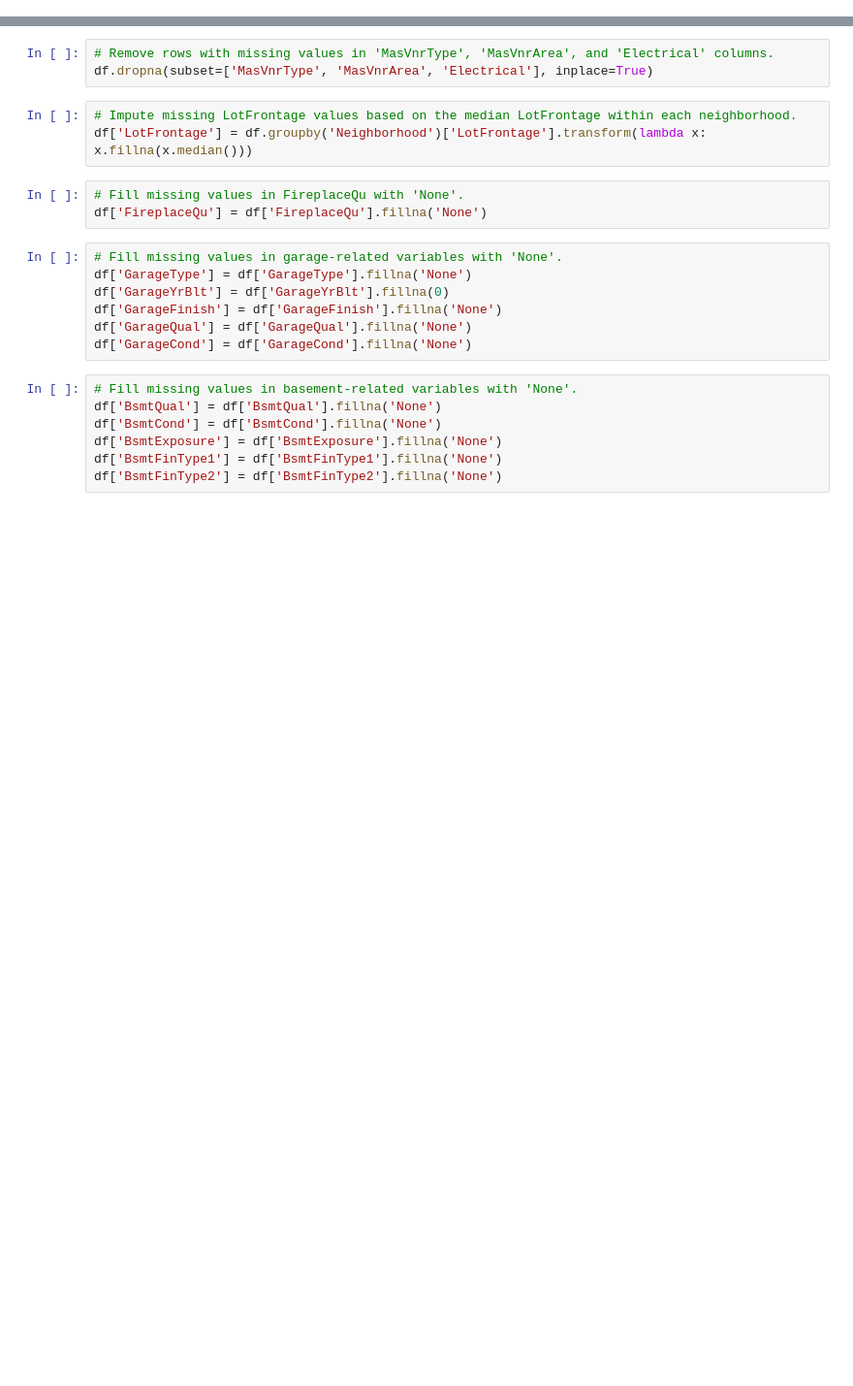
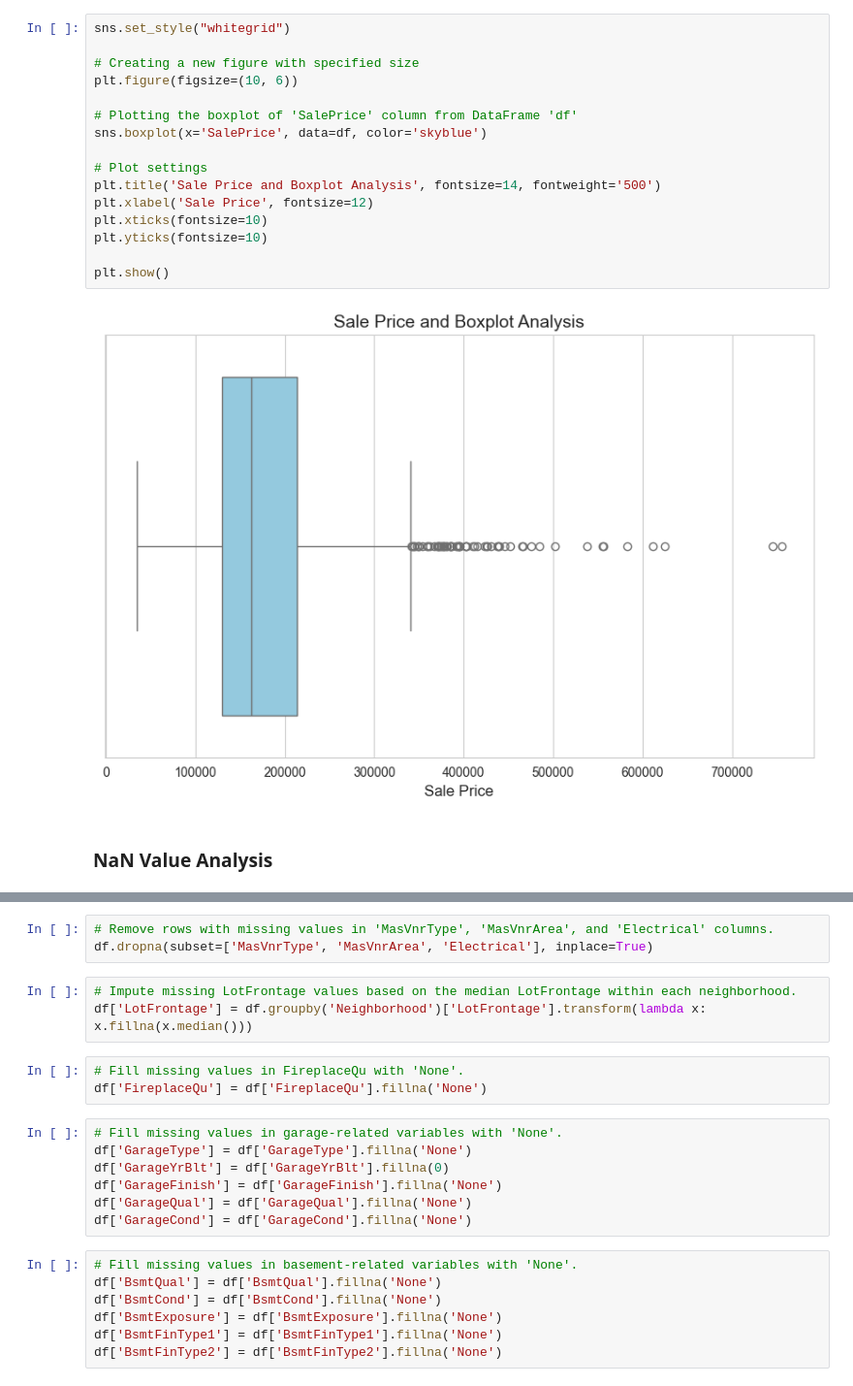
Before and after one commit to MelissaPerez09/HT05-DataMining, a Jupyter notebook: answerSheet.ipynb, the cells around one changed output, grey strips where cells are left out. Shown: that part at 97% size. Drawn from its saved outputs; the diff is of its cells as text; blank space fills up the shorter version.

Commit message:
added exploratory analysis

```diff
--- a/answerSheet.ipynb
+++ b/answerSheet.ipynb
@@ -47,0 +106,20 @@ df
+# %%
+sns.set_style("whitegrid")
+
+# Creating a new figure with specified size
+plt.figure(figsize=(10, 6))
+
+# Plotting the boxplot of 'SalePrice' column from DataFrame 'df'
+sns.boxplot(x='SalePrice', data=df, color='skyblue')
+
+# Plot settings
+plt.title('Sale Price and Boxplot Analysis', fontsize=14, fontweight='500')
+plt.xlabel('Sale Price', fontsize=12)
+plt.xticks(fontsize=10)
+plt.yticks(fontsize=10)
+
+plt.show()
+# %% [output]
+[figure, added]
+# %% [markdown]
+### NaN Value Analysis
```
Also changed, not shown: parts of 26 cells of this notebook.
